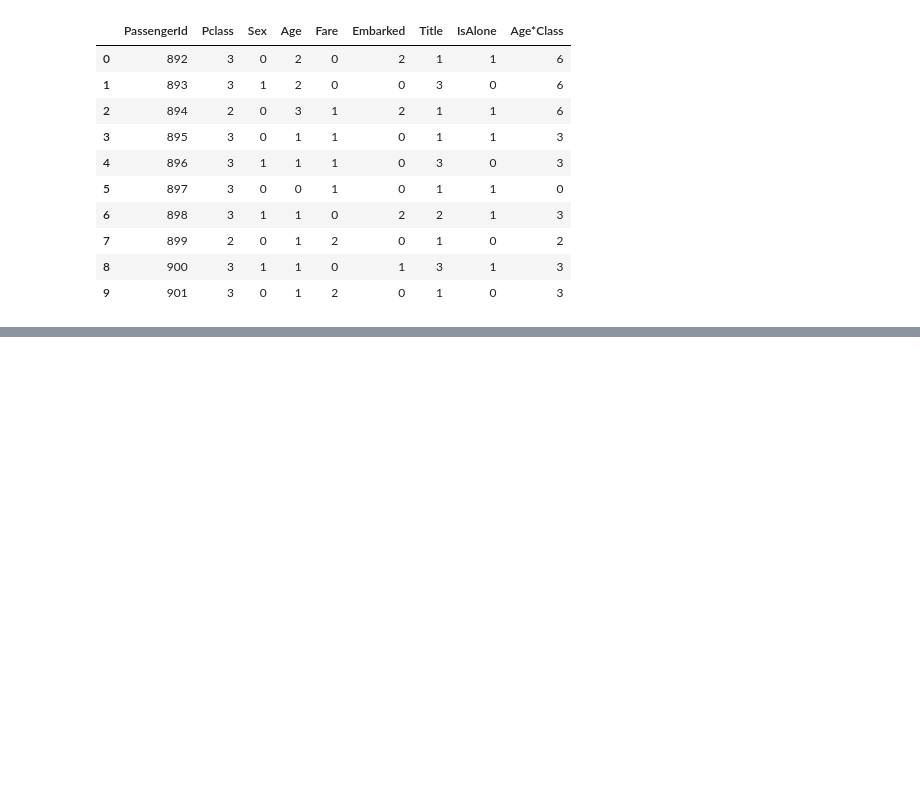
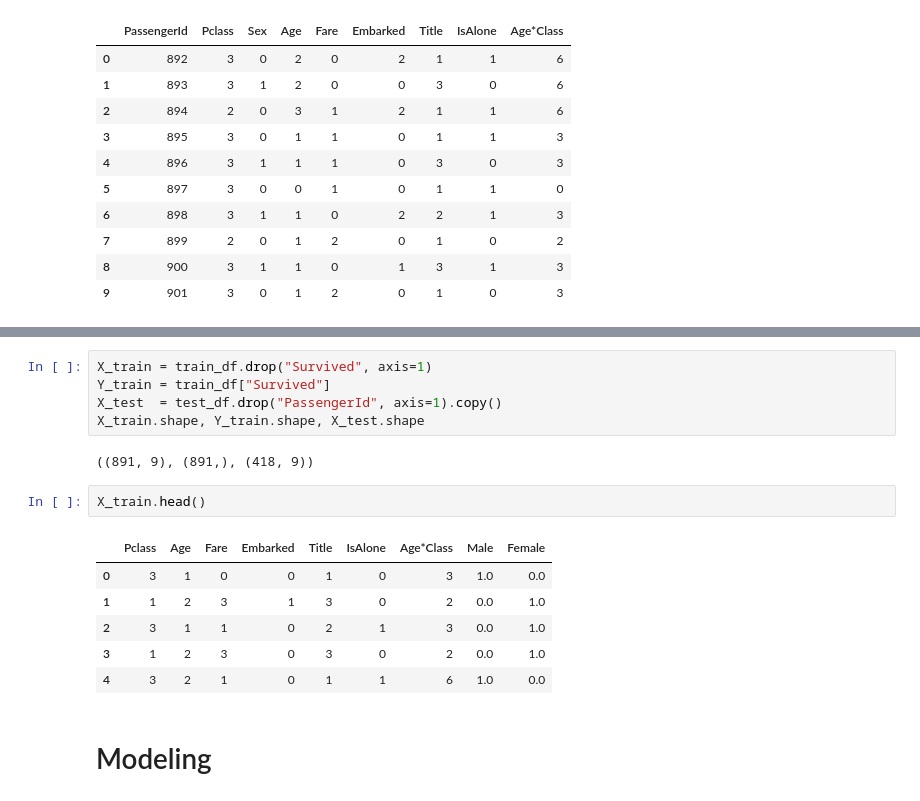
Before and after one commit to janlade/titanic, a Jupyter notebook: titanic_kaggle.ipynb, the cells around one changed output, grey strips where cells are left out. Cells and saved outputs as stored; diff of their text form; blank space fills up the shorter version.

```diff
--- a/titanic_kaggle.ipynb
+++ b/titanic_kaggle.ipynb
@@ -699,0 +748,18 @@ test_df.head(10)
+# %%
+X_train = train_df.drop("Survived", axis=1)
+Y_train = train_df["Survived"]
+X_test  = test_df.drop("PassengerId", axis=1).copy()
+X_train.shape, Y_train.shape, X_test.shape
+# %% [output]
+((891, 9), (891,), (418, 9))
+# %%
+X_train.head()
+# %% [output]
+|  | Pclass | Age | Fare | Embarked | Title | IsAlone | Age*Class | Male | Female |
+| 0 | 3 | 1 | 0 | 0 | 1 | 0 | 3 | 1.0 | 0.0 |
+| 1 | 1 | 2 | 3 | 1 | 3 | 0 | 2 | 0.0 | 1.0 |
+| 2 | 3 | 1 | 1 | 0 | 2 | 1 | 3 | 0.0 | 1.0 |
+| 3 | 1 | 2 | 3 | 0 | 3 | 0 | 2 | 0.0 | 1.0 |
+| 4 | 3 | 2 | 1 | 0 | 1 | 1 | 6 | 1.0 | 0.0 |
+# %% [markdown]
+# Modeling
```
Also changed, not shown: parts of 17 cells of this notebook.
